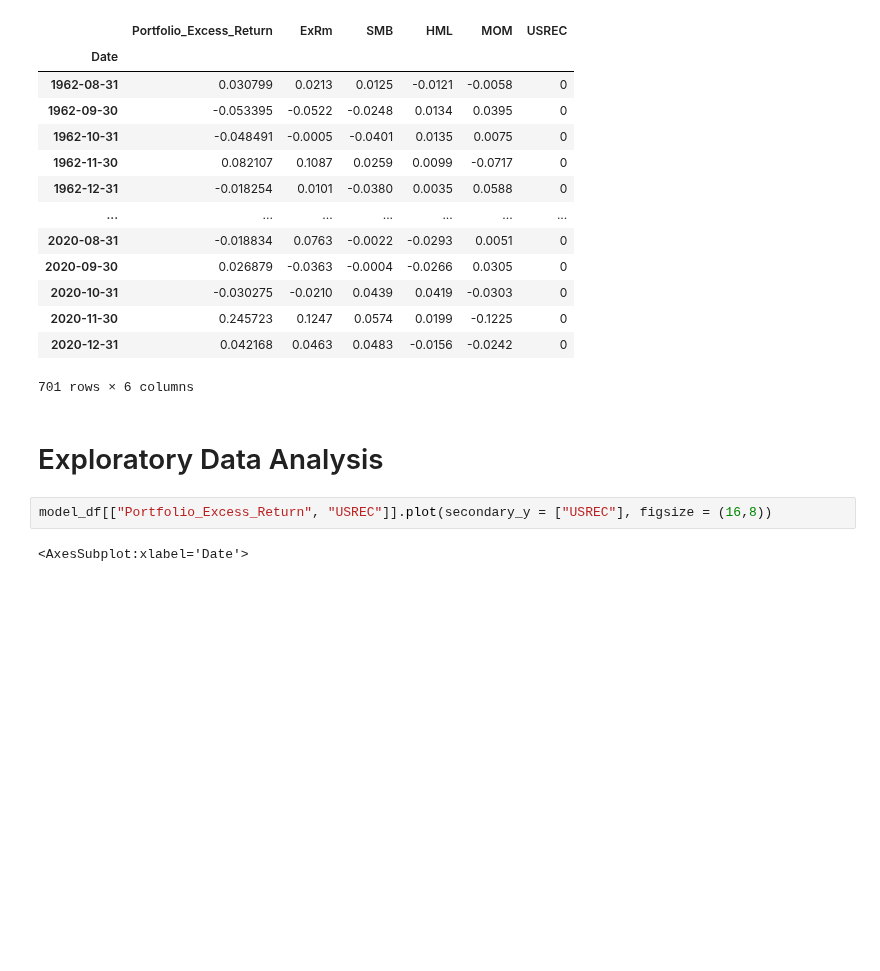
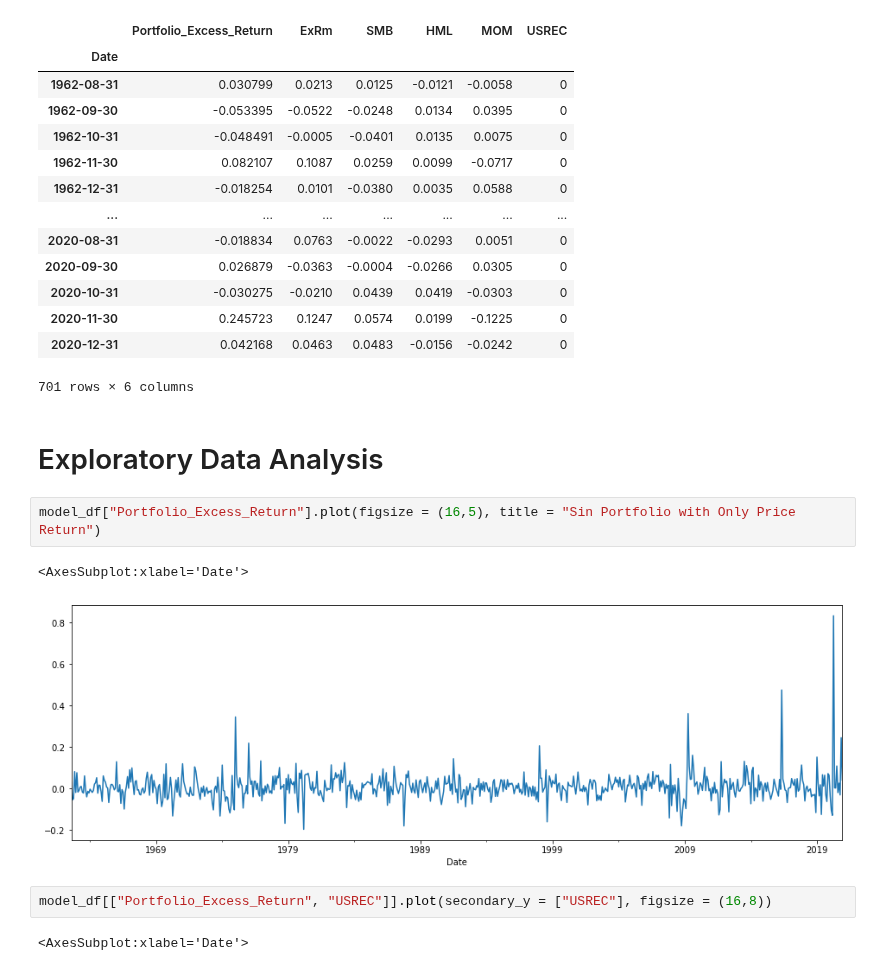
Before and after one commit to statistactics/sin-stocks, a Jupyter notebook: MODEL_BUILDING.ipynb, the cells around one changed output. Drawn from its saved outputs; the diff is of its cells as text; blank space fills up the shorter version.

```diff
--- a/MODEL_BUILDING.ipynb
+++ b/MODEL_BUILDING.ipynb
@@ -74,6 +74,11 @@ model_df
 701 rows × 6 columns
 # %% [markdown]
 # Exploratory Data Analysis
+# %%
+model_df["Portfolio_Excess_Return"].plot(figsize = (16,5), title = "Sin Portfolio with Only Price Return")
+# %% [output]
+<AxesSubplot:xlabel='Date'>
+[figure, added]
 # %%
 model_df[["Portfolio_Excess_Return", "USREC"]].plot(secondary_y = ["USREC"], figsize = (16,8))
 # %% [output]
```
Also changed, not shown: 2 other files.
